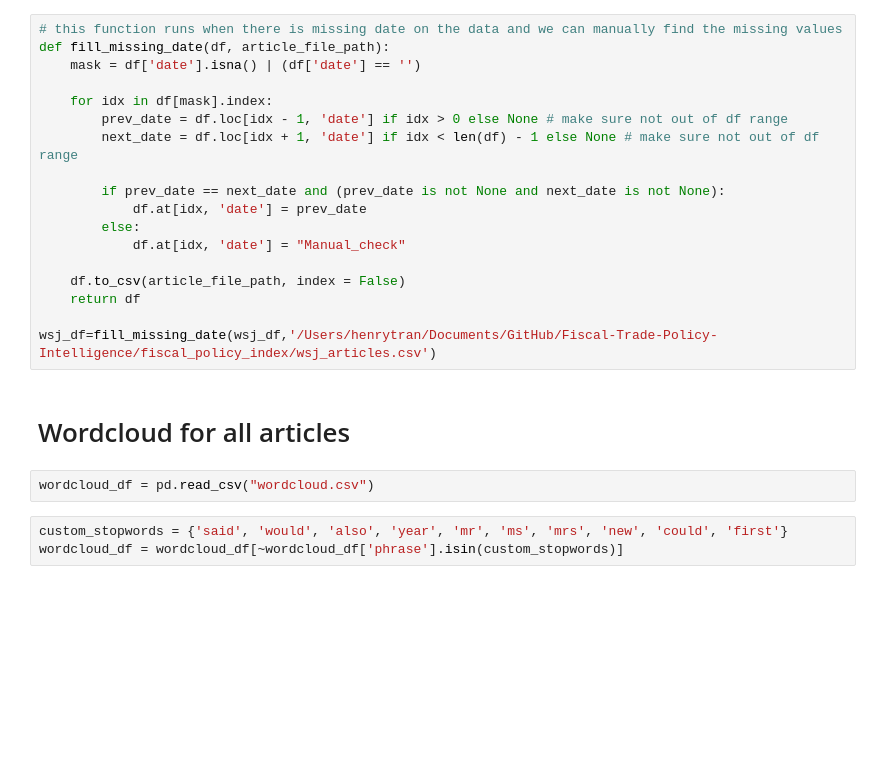
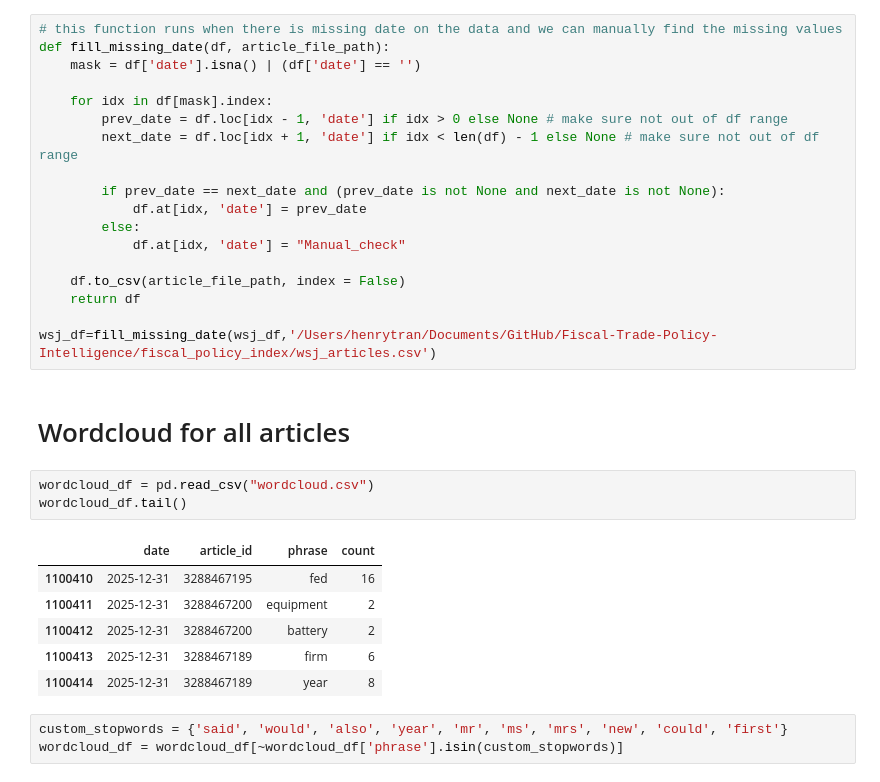
Before and after one commit to nguyenhaitran/Fiscal-Trade-Policy-Intelligence, a Jupyter notebook: fiscal_policy_index/pdf_extraction.ipynb, the cells around one changed output. Drawn from its saved outputs; the diff is of its cells as text; blank space fills up the shorter version.

```diff
--- a/fiscal_policy_index/pdf_extraction.ipynb
+++ b/fiscal_policy_index/pdf_extraction.ipynb
@@ -619,6 +619,14 @@ wsj_df=fill_missing_date(wsj_df,'/Users/henrytran/Documents/GitHub/Fiscal-Trade-
 # Wordcloud for all articles
 # %%
 wordcloud_df = pd.read_csv("wordcloud.csv")
+wordcloud_df.tail()
+# %% [output]
+|  | date | article_id | phrase | count |
+| 1100410 | 2025-12-31 | 3288467195 | fed | 16 |
+| 1100411 | 2025-12-31 | 3288467200 | equipment | 2 |
+| 1100412 | 2025-12-31 | 3288467200 | battery | 2 |
+| 1100413 | 2025-12-31 | 3288467189 | firm | 6 |
+| 1100414 | 2025-12-31 | 3288467189 | year | 8 |
 # %%
 custom_stopwords = {'said', 'would', 'also', 'year', 'mr', 'ms', 'mrs', 'new', 'could', 'first'}
 wordcloud_df = wordcloud_df[~wordcloud_df['phrase'].isin(custom_stopwords)]
```
Also changed, not shown: parts of 6 cells of this notebook, 4 other files.
